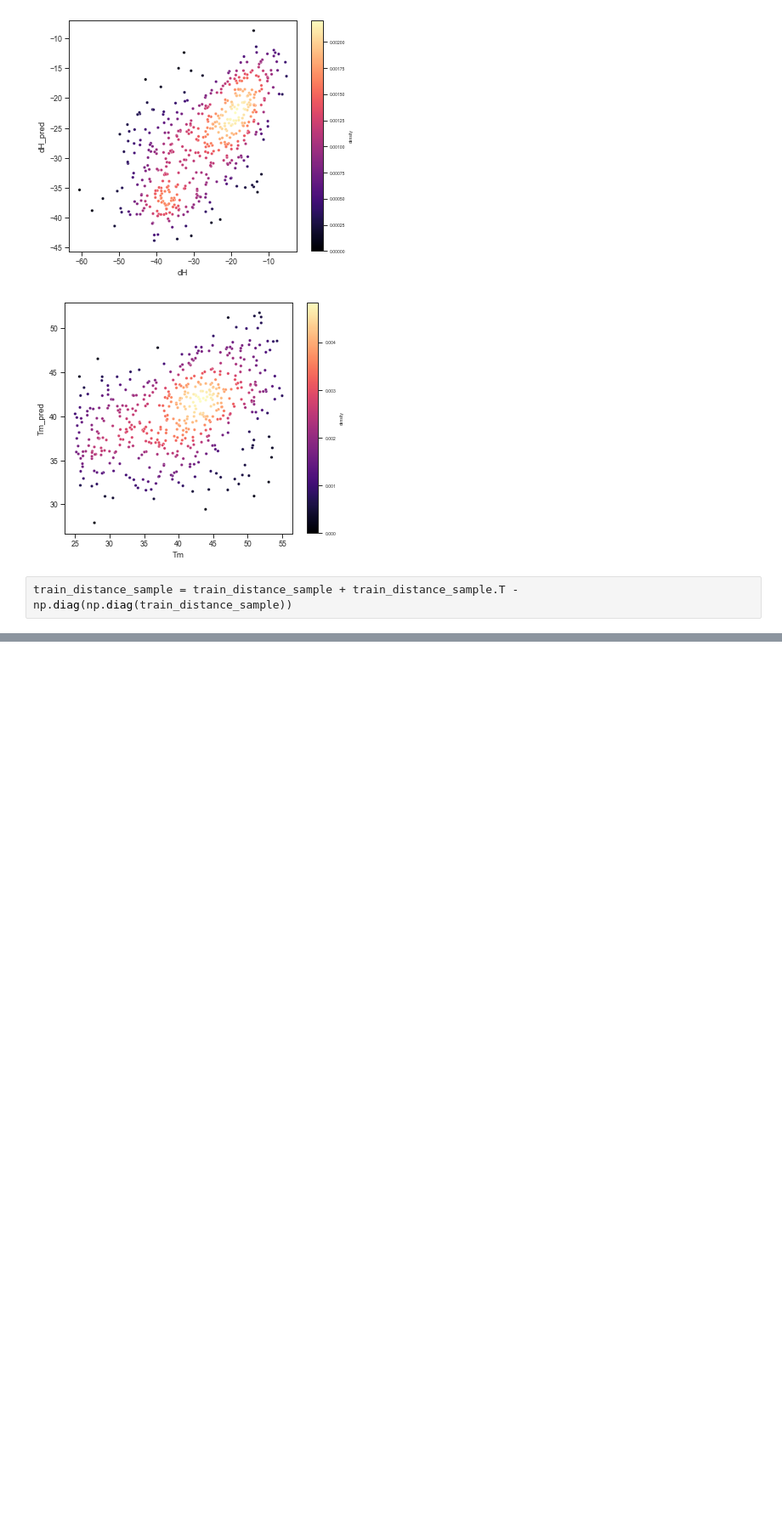
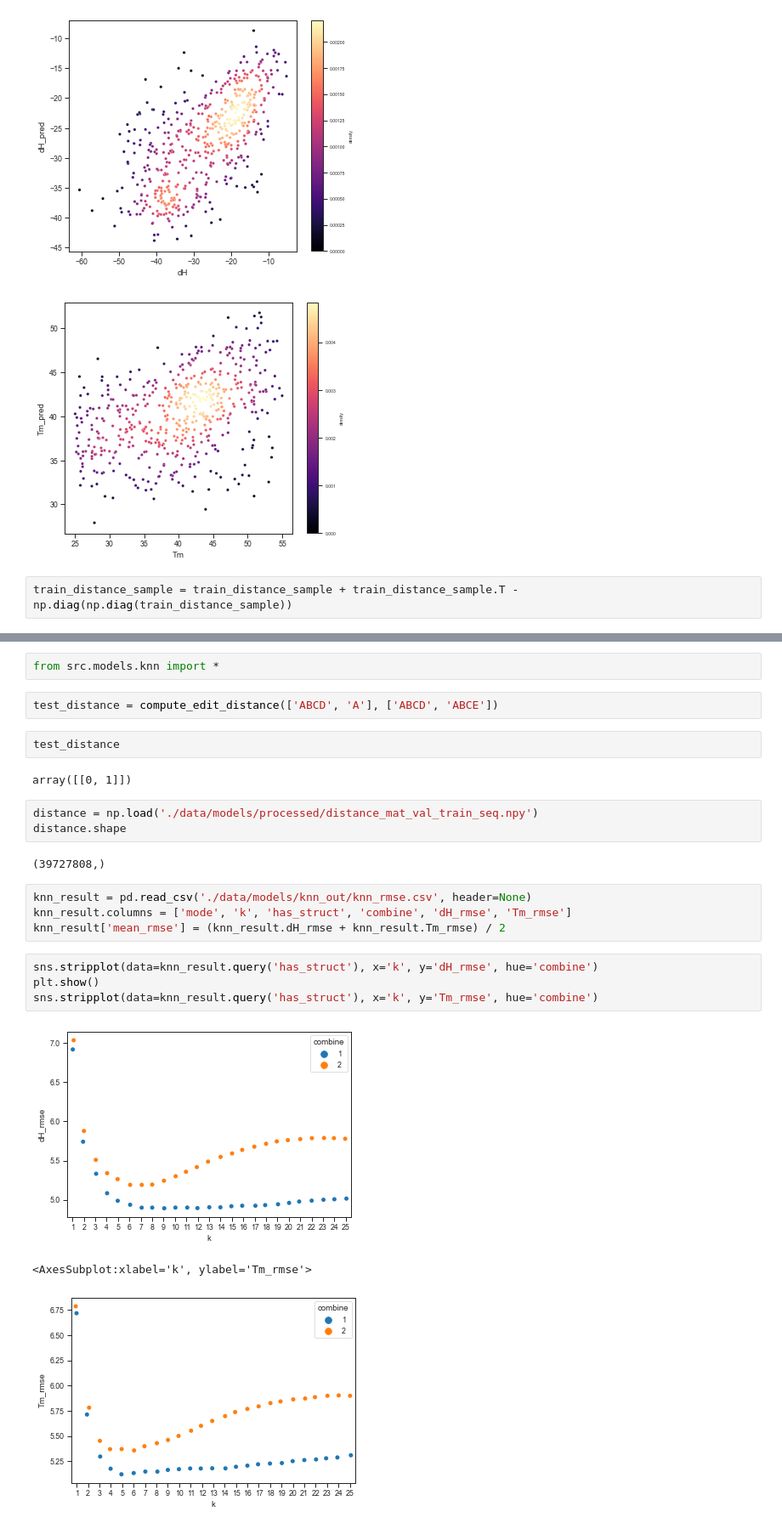
Before and after one commit to keyuxi/nnn_analysis, a Jupyter notebook: 220809_data_prep.ipynb, the cells around one changed output, grey strips where cells are left out. Shown: that part at 85% size. Drawn from its saved outputs; the diff is of its cells as text; blank space fills up the shorter version.

```diff
--- a/210809_data_prep.ipynb
+++ b/220809_data_prep.ipynb
@@ -194,0 +198,25 @@ with open('./data/models/train_test_split.json', 'r') as fh:
+# %%
+from src.models.knn import *
+# %%
+test_distance = compute_edit_distance(['ABCD', 'A'], ['ABCD', 'ABCE'])
+# %%
+test_distance
+# %% [output]
+array([[0, 1]])
+# %%
+distance = np.load('./data/models/processed/distance_mat_val_train_seq.npy')
+distance.shape
+# %% [output]
+(39727808,)
+# %%
+knn_result = pd.read_csv('./data/models/knn_out/knn_rmse.csv', header=None)
+knn_result.columns = ['mode', 'k', 'has_struct', 'combine', 'dH_rmse', 'Tm_rmse']
+knn_result['mean_rmse'] = (knn_result.dH_rmse + knn_result.Tm_rmse) / 2
+# %%
+sns.stripplot(data=knn_result.query('has_struct'), x='k', y='dH_rmse', hue='combine')
+plt.show()
+sns.stripplot(data=knn_result.query('has_struct'), x='k', y='Tm_rmse', hue='combine')
+# %% [output]
+[figure, added]
+<AxesSubplot:xlabel='k', ylabel='Tm_rmse'>
+[figure, added]
```
Also changed, not shown: parts of 23 cells of this notebook, 7 other files.
